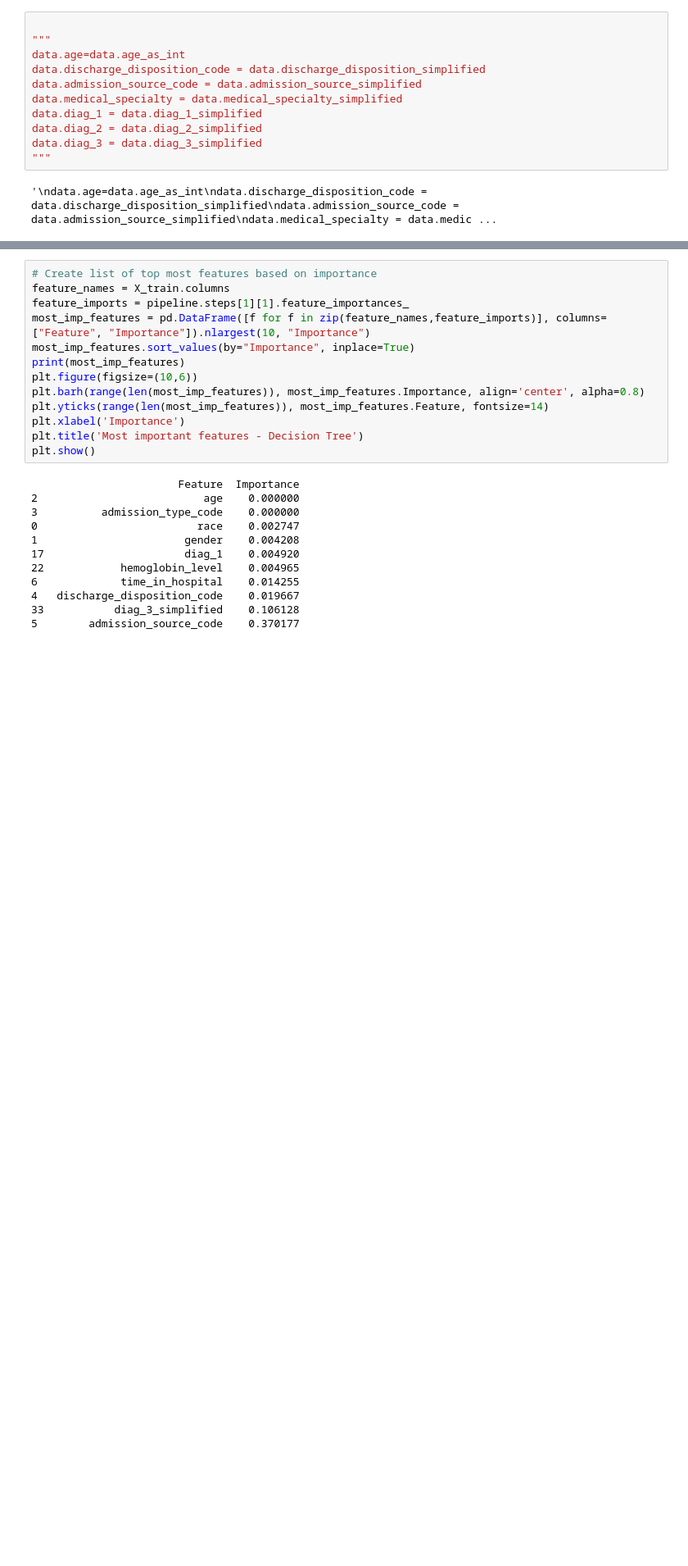
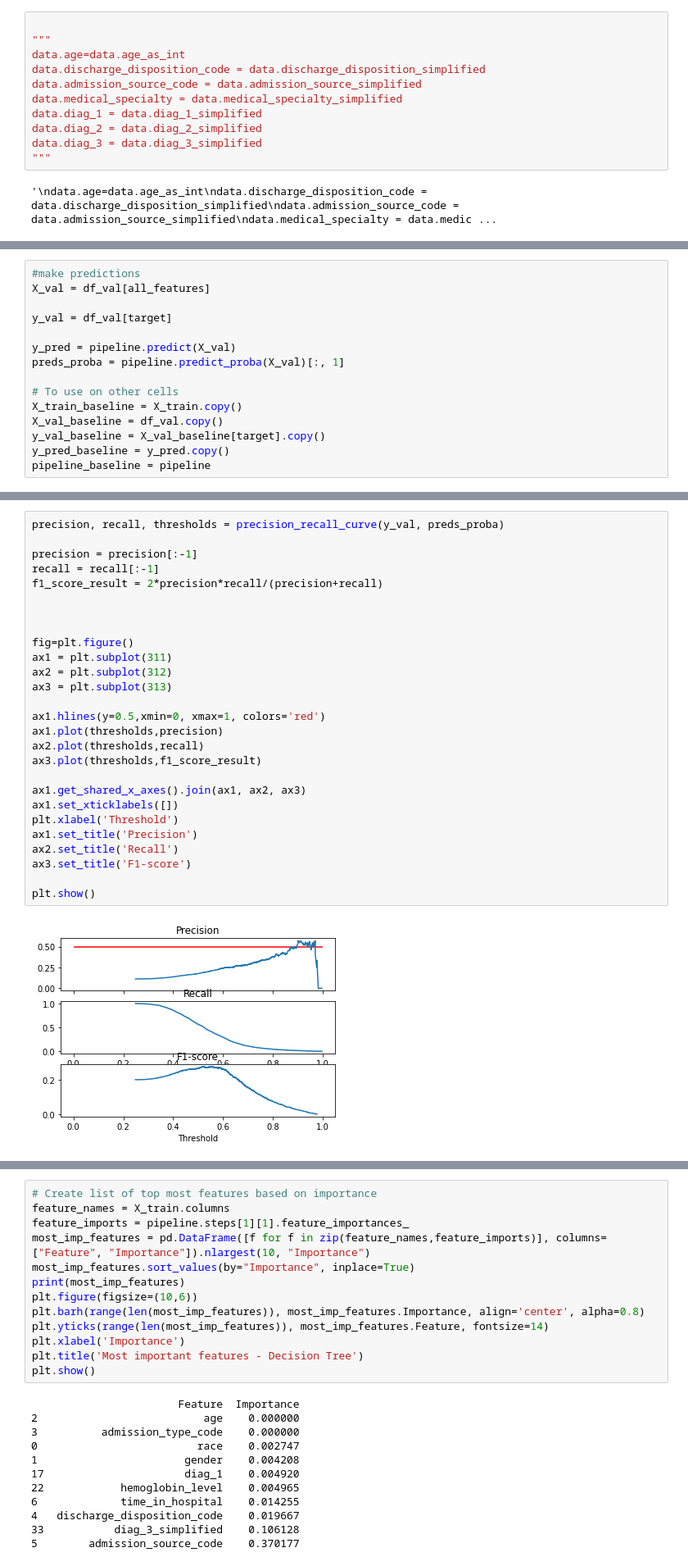
Before and after one commit to datamilas/batch5-workspace, a Jupyter notebook: Capstone/Modelling.ipynb, the cells around one changed output, grey strips where cells are left out. Shown at 82% size. Saved outputs shown, nothing was run; the diff lists cells and outputs as text; blank space fills up the shorter version.

```diff
--- a/Capstone/Modelling.ipynb
+++ b/Capstone/Modelling.ipynb
@@ -257,0 +464,15 @@ ROC AUC: 0.5921982997257761
+# %%
+#make predictions
+X_val = df_val[all_features]
+
+y_val = df_val[target]
+
+y_pred = pipeline.predict(X_val)
+preds_proba = pipeline.predict_proba(X_val)[:, 1]
+
+# To use on other cells
+X_train_baseline = X_train.copy()
+X_val_baseline = df_val.copy()
+y_val_baseline = X_val_baseline[target].copy()
+y_pred_baseline = y_pred.copy()
+pipeline_baseline = pipeline
@@ -257,0 +487,29 @@ ROC AUC: 0.5921982997257761
+# %%
+precision, recall, thresholds = precision_recall_curve(y_val, preds_proba)
+
+precision = precision[:-1]
+recall = recall[:-1]
+f1_score_result = 2*precision*recall/(precision+recall)
+
+
+
+fig=plt.figure()
+ax1 = plt.subplot(311)
+ax2 = plt.subplot(312)
+ax3 = plt.subplot(313)
+
+ax1.hlines(y=0.5,xmin=0, xmax=1, colors='red')
+ax1.plot(thresholds,precision)
+ax2.plot(thresholds,recall)
+ax3.plot(thresholds,f1_score_result)
+
+ax1.get_shared_x_axes().join(ax1, ax2, ax3)
+ax1.set_xticklabels([])
+plt.xlabel('Threshold')
+ax1.set_title('Precision')
+ax2.set_title('Recall')
+ax3.set_title('F1-score')
+
+plt.show()
+# %% [output]
+[figure, added]
```
Also changed, not shown: parts of 52 cells of this notebook, 12 other files.
